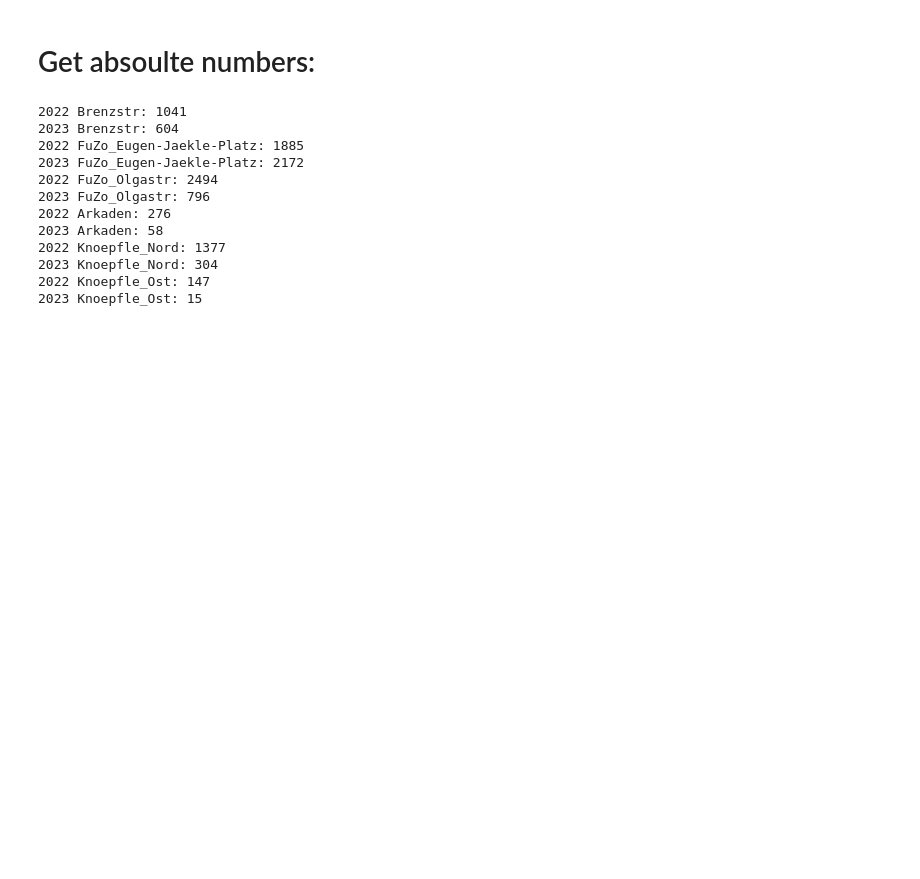
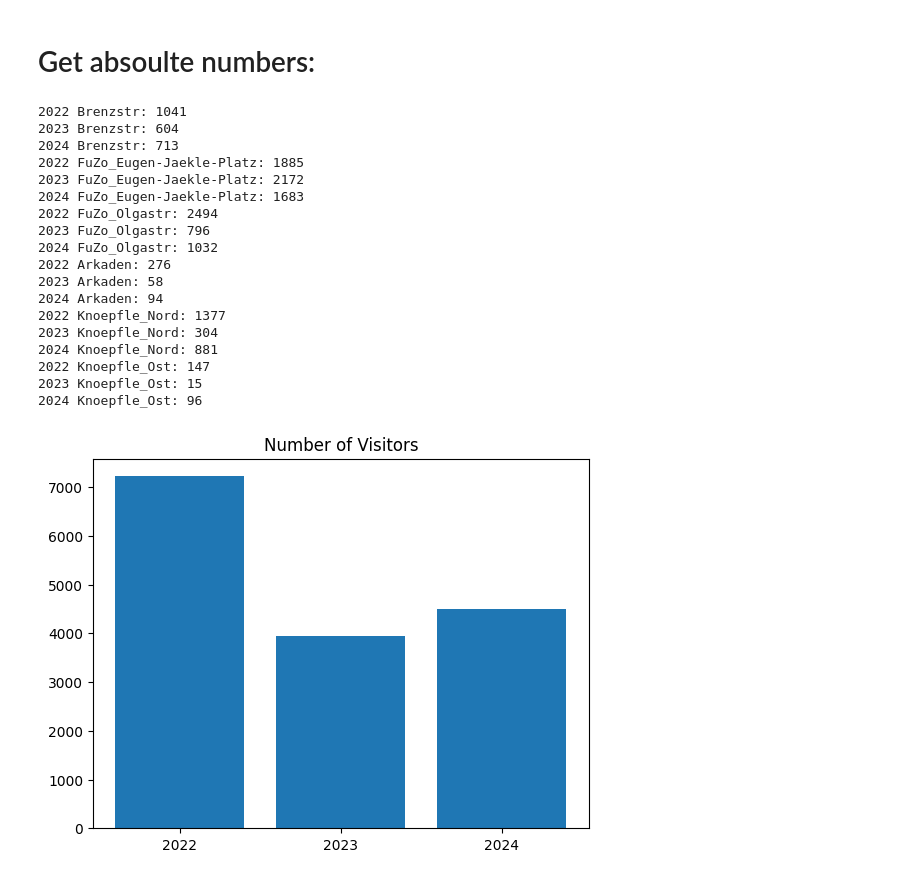
Before and after one commit to DumbergerL/hdh-smartcity-fuzo, a Jupyter notebook: case-studies/warten-aufs-christkind/WartenAufsChristkind.ipynb, the cells around one changed output. Saved outputs shown, nothing was run; the diff lists cells and outputs as text; code cells hidden in the pictures; blank space fills up the shorter version.

Commit message:
add 2024 numbers

```diff
--- a/case-studies/warten-aufs-christkind/WartenAufsChristkind.ipynb
+++ b/case-studies/warten-aufs-christkind/WartenAufsChristkind.ipynb
@@ -111,30 +143,58 @@ plt.show()
 # %% [markdown]
 # Get absoulte numbers:
 # %%
+sum2022 = 0
+sum2023 = 0
+sum2024 = 0
+
 for sensorName, data in sensorData.items():
     dataPoints = dict(sorted(data['singleDataPoints'].items())).values()
     dataPoints22 = [d for d in dataPoints if filterDateRange(d, "2022-12-23 20:30:00", "2022-12-24 05:00:00")]
     dataPoints22 = sumReducer(dataPoints22, 'person.in')
+    sum2022 += dataPoints22[-1]['person.in']
 
     print("2022 {0}: {1}".format(sensorName, dataPoints22[-1]['person.in']))
 
     dataPoints23 = [d for d in dataPoints if filterDateRange(d, "2023-12-23 20:30:00", "2023-12-24 05:00:00")]
     dataPoints23 = sumReducer(dataPoints23, 'person.in')
+    sum2023 += dataPoints23[-1]['person.in']
 
     print("2023 {0}: {1}".format(sensorName, dataPoints23[-1]['person.in']))
+
+    dataPoints24 = [d for d in dataPoints if filterDateRange(d, "2024-12-23 20:30:00", "2024-12-24 05:00:00")]
+    dataPoints24 = sumReducer(dataPoints24, 'person.in')
+    sum2024 += dataPoints24[-1]['person.in']
+
+    print("2024 {0}: {1}".format(sensorName, dataPoints24[-1]['person.in']))
 # %% [output]
 2022 Brenzstr: 1041
 2023 Brenzstr: 604
+2024 Brenzstr: 713
 2022 FuZo_Eugen-Jaekle-Platz: 1885
 2023 FuZo_Eugen-Jaekle-Platz: 2172
+2024 FuZo_Eugen-Jaekle-Platz: 1683
 2022 FuZo_Olgastr: 2494
 2023 FuZo_Olgastr: 796
+2024 FuZo_Olgastr: 1032
 2022 Arkaden: 276
 2023 Arkaden: 58
+2024 Arkaden: 94
 2022 Knoepfle_Nord: 1377
 2023 Knoepfle_Nord: 304
+2024 Knoepfle_Nord: 881
 2022 Knoepfle_Ost: 147
 2023 Knoepfle_Ost: 15
+2024 Knoepfle_Ost: 96
+# %%
+years = ['2022', '2023', '2024']
+person = [sum2022, sum2023, sum2024]
+
+plt.bar(years, person)
+plt.title('Number of Visitors')
+plt.savefig('warten-aufs-christkind-year-compared.png', bbox_inches="tight")
+plt.show()
+# %% [output]
+[figure, added]
 # %%
 import folium
 import random
```
Also changed, not shown: parts of 2 cells of this notebook, 6 other files.
